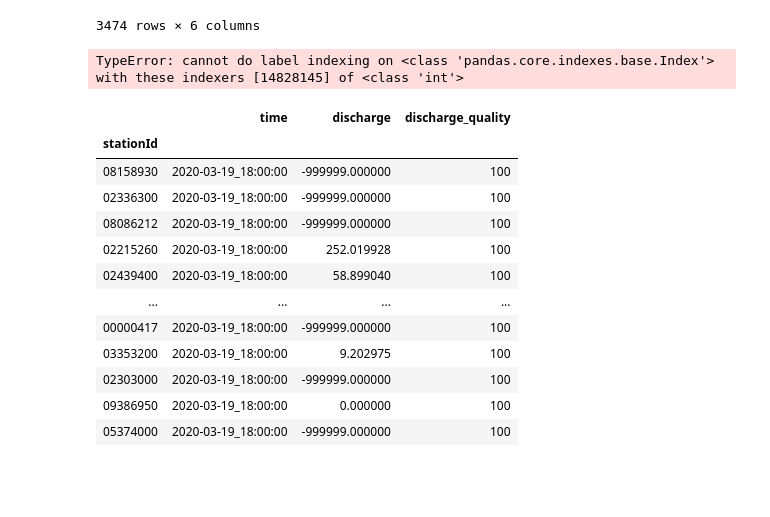
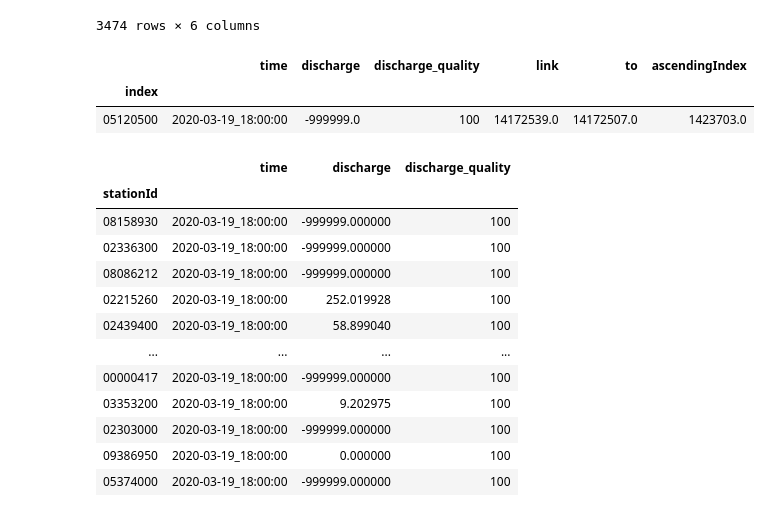
Before and after one commit to NOAA-OWP/t-route, a Jupyter notebook: src/python_routing_v02/usgs_test.ipynb, the cells around one changed output. Cells and saved outputs as stored; diff of their text form; code cells hidden in the pictures; blank space fills up the shorter version.

```diff
--- a/src/python_routing_v02/usgs_test.ipynb
+++ b/src/python_routing_v02/usgs_test.ipynb
@@ -321,10 +332,12 @@ mod2
 | 390707081443202 | 2020-03-19_18:00:00 | -999999.000000 | 100 | 1.944043e+07 | 1.944044e+07 | 508198.0 |
 | 411925089063901 | 2020-03-19_18:00:00 | 370.950684 | 100 | 1.483769e+07 | 1.483770e+07 | 1210187.0 |
 3474 rows × 6 columns
-# %%
-df.loc[14828145]
-# %% [output]
-TypeError: cannot do label indexing on <class 'pandas.core.indexes.base.Index'> with these indexers [14828145] of <class 'int'>
+# %%
+mod2.loc[mod2['link']==14172539]
+# %% [output]
+|  | time | discharge | discharge_quality | link | to | ascendingIndex |
+| index |  |  |  |  |  |  |
+| 05120500 | 2020-03-19_18:00:00 | -999999.0 | 100 | 14172539.0 | 14172507.0 | 1423703.0 |
 # %%
 df2
 # %% [output]
```
Also changed, not shown: parts of 9 cells of this notebook, 1 other file.
